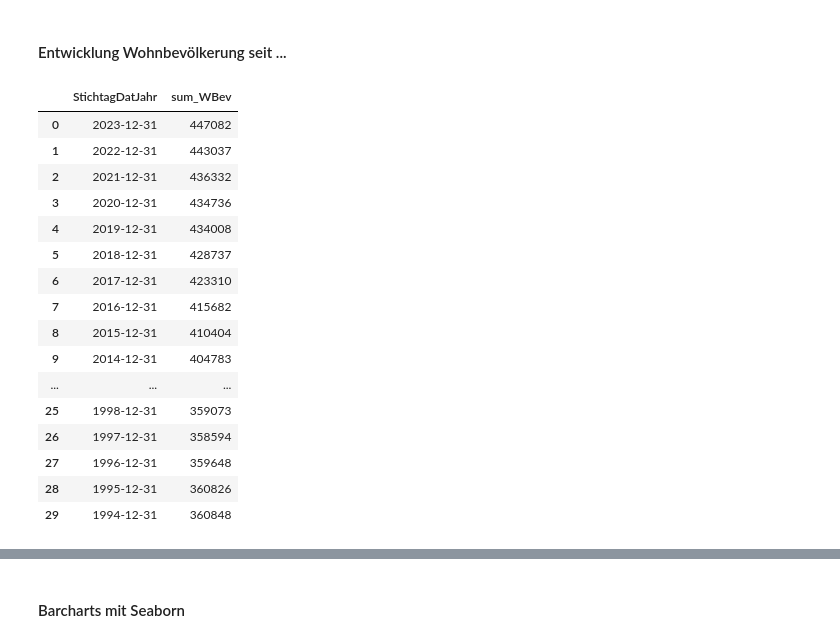
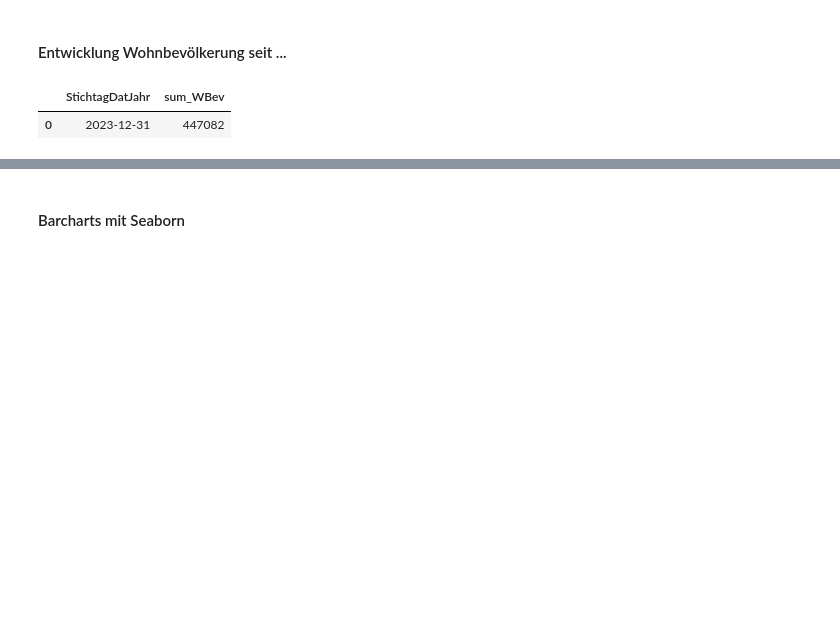
Before and after one commit to DonGoginho/colab, a Jupyter notebook: losd/3160_losd_bev_bestand_jahr_konfession_od3160.ipynb, the cells around one changed output, grey strips where cells are left out. Saved outputs shown, nothing was run; the diff lists cells and outputs as text; code cells hidden in the pictures; blank space fills up the shorter version.

```diff
--- a/losd/3160_losd_bev_bestand_jahr_konfession_od3160.ipynb
+++ b/losd/3160_losd_bev_bestand_jahr_konfession_od3160.ipynb
@@ -474,28 +482,13 @@ data2betested.loc[data_max_date].head(2)
 # %%
 myAggAll = data2betested.loc[data_min_date:data_max_date]\
     .groupby(['StichtagDatJahr']) \
     .agg(sum_WBev=('BEW', 'sum')) \
     .sort_values('StichtagDatJahr', ascending=False)
 
-myAggAll.reset_index().head(30)
+myAggAll.reset_index().head(1)
 # %% [output]
 |  | StichtagDatJahr | sum_WBev |
 | 0 | 2023-12-31 | 447082 |
-| 1 | 2022-12-31 | 443037 |
-| 2 | 2021-12-31 | 436332 |
-| 3 | 2020-12-31 | 434736 |
-| 4 | 2019-12-31 | 434008 |
-| 5 | 2018-12-31 | 428737 |
-| 6 | 2017-12-31 | 423310 |
-| 7 | 2016-12-31 | 415682 |
-| 8 | 2015-12-31 | 410404 |
-| 9 | 2014-12-31 | 404783 |
-| ... | ... | ... |
-| 25 | 1998-12-31 | 359073 |
-| 26 | 1997-12-31 | 358594 |
-| 27 | 1996-12-31 | 359648 |
-| 28 | 1995-12-31 | 360826 |
-| 29 | 1994-12-31 | 360848 |
 # %%
 myTitle="Bevölkerungsentwicklung, seit "+data_min_date
 
```
Also changed, not shown: parts of 3 cells of this notebook, 5 other files.
